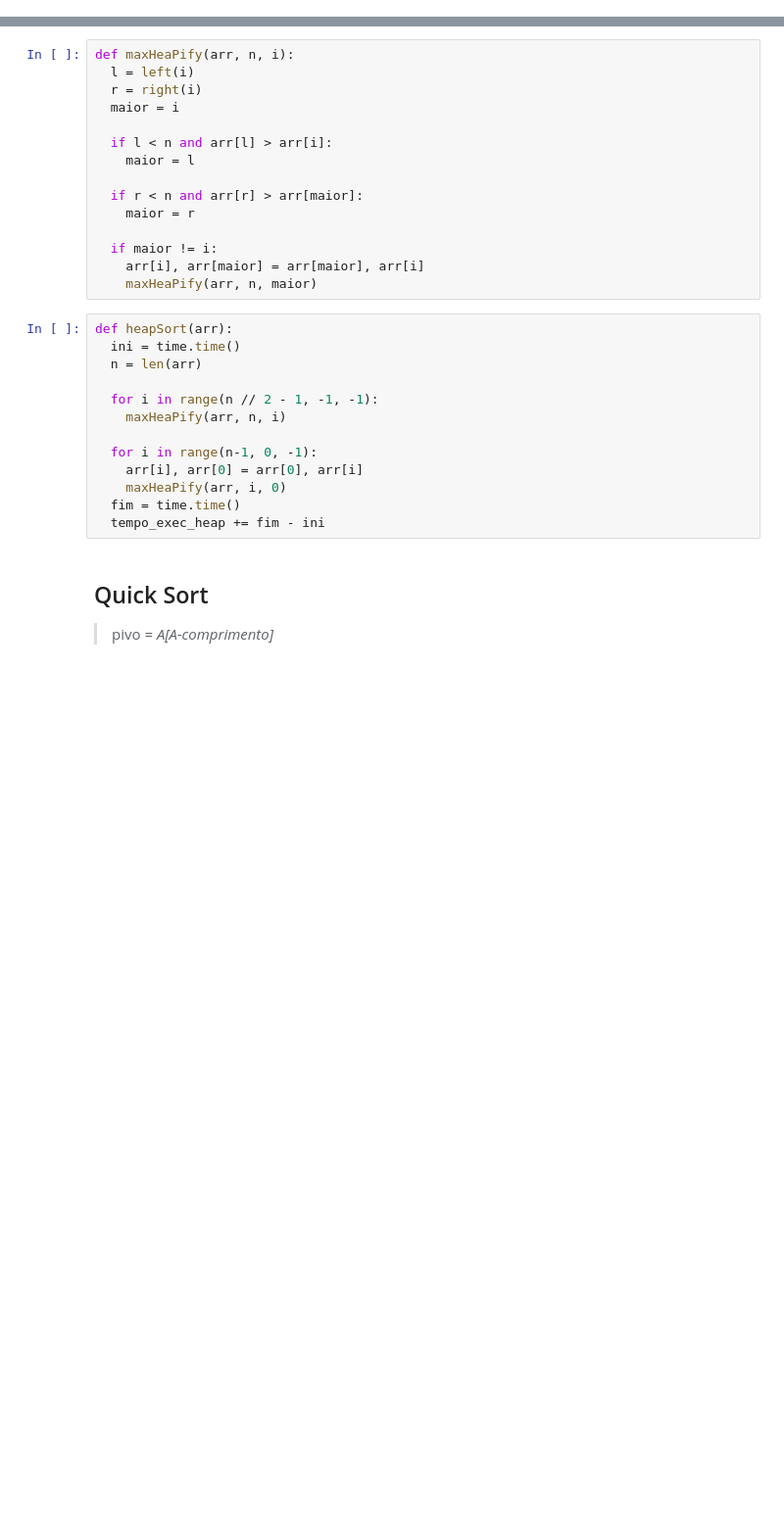
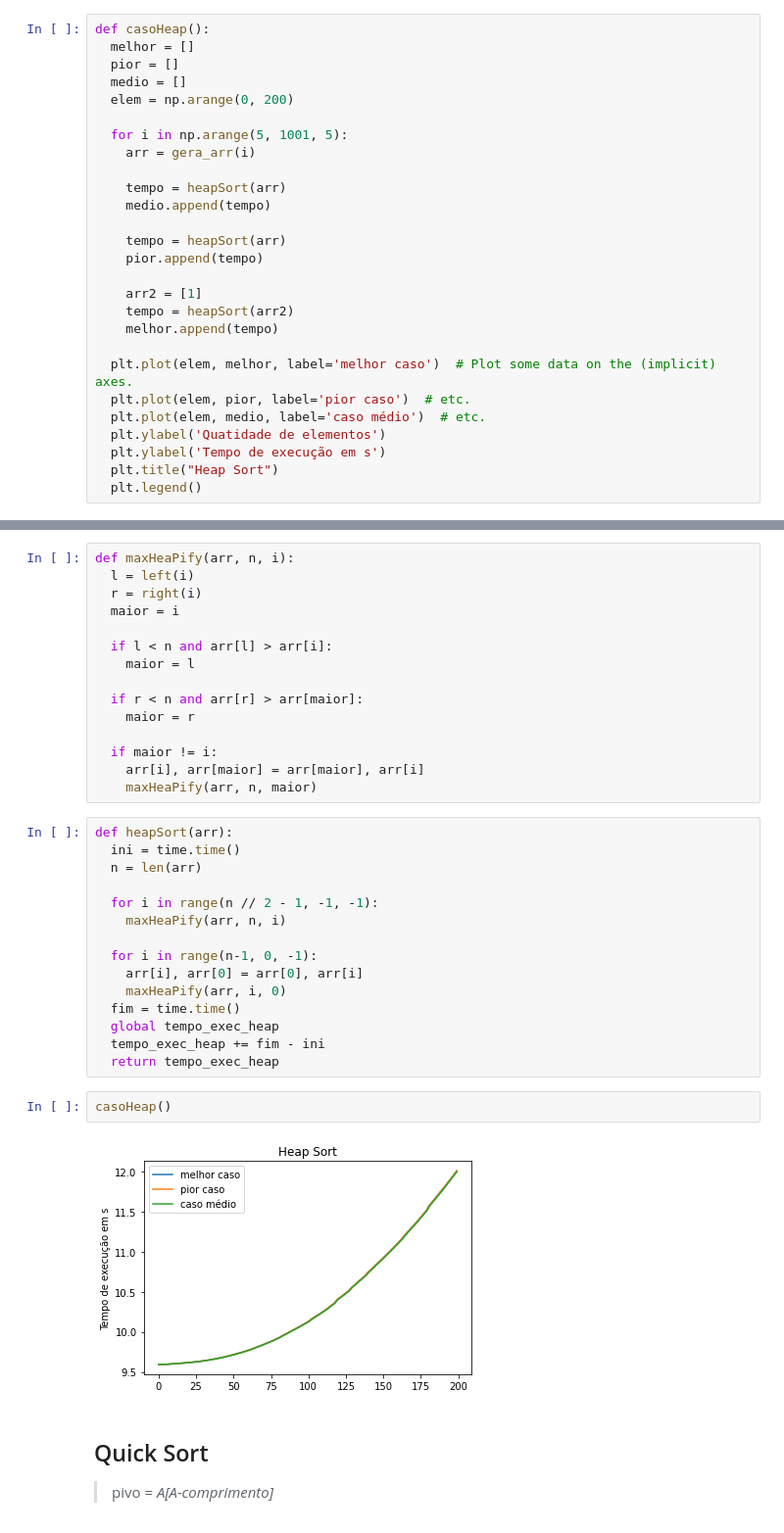
Before and after one commit to luizeduardo7/luizeduardo7, a Jupyter notebook: EFC1_GCC_253.ipynb, the cells around one changed output, grey strips where cells are left out. Shown at 98% size. Saved outputs shown, nothing was run; the diff lists cells and outputs as text; blank space fills up the shorter version.

```diff
--- a/EFC1_GCC_253.ipynb
+++ b/EFC1_GCC_253.ipynb
@@ -259,6 +263,33 @@ casoBubble()
 [figure]
 # %% [markdown]
 ## Heap Sort
+# %%
+def casoHeap():
+  melhor = []
+  pior = []
+  medio = []
+  elem = np.arange(0, 200)
+
+  for i in np.arange(5, 1001, 5):
+    arr = gera_arr(i)
+
+    tempo = heapSort(arr)
+    medio.append(tempo)
+
+    tempo = heapSort(arr)
+    pior.append(tempo)
+
+    arr2 = [1]
+    tempo = heapSort(arr2)
+    melhor.append(tempo)
+
+  plt.plot(elem, melhor, label='melhor caso')  # Plot some data on the (implicit) axes.
+  plt.plot(elem, pior, label='pior caso')  # etc.
+  plt.plot(elem, medio, label='caso médio')  # etc.
+  plt.ylabel('Quatidade de elementos')
+  plt.ylabel('Tempo de execução em s')
+  plt.title("Heap Sort")
+  plt.legend()
 # %%
 def left(i):
   return 2*i + 1
@@ -292,7 +323,13 @@ def heapSort(arr):
     arr[i], arr[0] = arr[0], arr[i]
     maxHeaPify(arr, i, 0)
   fim = time.time()
+  global tempo_exec_heap
   tempo_exec_heap += fim - ini
+  return tempo_exec_heap
+# %%
+casoHeap()
+# %% [output]
+[figure, added]
 # %% [markdown]
 ## Quick Sort
 
```
Also changed, not shown: parts of 5 cells of this notebook.
